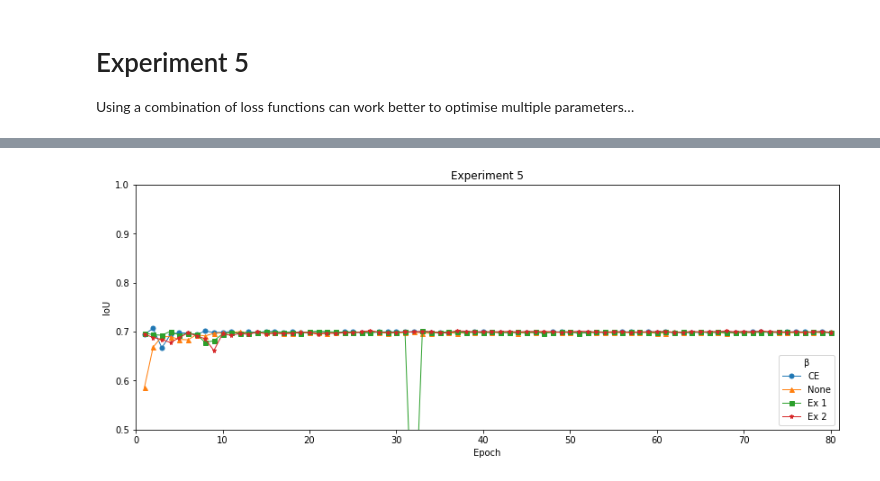
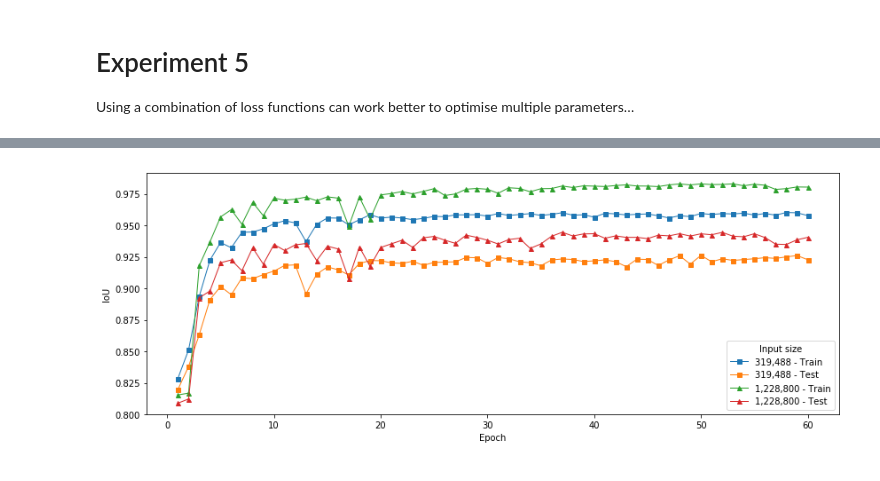
Before and after one commit to thezaza101/Meal-Compliance-Project, a Jupyter notebook: Analysis/ExprimentAnalysis.ipynb, the cells around one changed output, grey strips where cells are left out. Saved outputs shown, nothing was run; the diff lists cells and outputs as text; code cells hidden in the pictures.

```diff
--- a/Analysis/ExprimentAnalysis.ipynb
+++ b/Analysis/ExprimentAnalysis.ipynb
@@ -331,10 +310,10 @@ plt.show()
 # Experiment 5
 Using a combination of loss functions can work better to optimise multiple parameters…
 # %%
-df34CE = pd.read_csv(dataPaths['34CE'])
 df5 = pd.read_csv(dataPaths['5'])
-df5E0 = df5.loc[df5['e'] == 0]
-df5E1 = df5.loc[df5['e'] == 1]
-df5E2 = df5.loc[df5['e'] == 2]
+df5CEO = df5.loc[df5['ex'] == 'orignCE']
+df5WCEO = df5.loc[df5['ex'] == 'orignWCE']
+df5CEFS = df5.loc[df5['ex'] == 'fixedCESmall']
+df5CEFL = df5.loc[df5['ex'] == 'fixedCELarge']
 # %%
 matplotlib.rcParams['figure.figsize'] = [14, 5]
@@ -426,25 +392,24 @@ plt.show()
 # %%
 matplotlib.rcParams['figure.figsize'] = [14, 5]
-x = AddOneToListOfNumbers(list(df3B05['epoch']))
+x = AddOneToListOfNumbers(list(df5CEO['epoch']))
 
-# SSC Score Experiments 1, 2, 3
-plt.plot(x,df34CE['test'], marker='o', linewidth=1, markersize=5, label='CE')
-plt.plot(x,df5E0['test'], marker='^', linewidth=1, markersize=5, label='None')
-plt.plot(x,df5E1['test'], marker='s', linewidth=1, markersize=5, label='Ex 1')
-plt.plot(x,df5E2['test'], marker='*', linewidth=1, markersize=5, label='Ex 2')
+# SSC Score Experiments
+
+plt.plot(x,df5CEFS['train'], marker='s', linewidth=1, markersize=5, label='319,488 - Train')
+plt.plot(x,df5CEFS['test'], marker='s', linewidth=1, markersize=5, label='319,488 - Test')
+
+plt.plot(x,df5CEFL['train'], marker='^', linewidth=1, markersize=5, label='1,228,800 - Train')
+plt.plot(x,df5CEFL['test'], marker='^', linewidth=1, markersize=5, label='1,228,800 - Test')
+
 # y-axis limits
-plt.ylim([0.5,1])
-# x-axis limits
-plt.xlim([0,81])
+# plt.ylim([0.2,0.45])
 # x-axis label
 plt.xlabel('Epoch')
 # y-axis label
 plt.ylabel('IoU')
-# Chart title
-plt.title('Experiment 5')
 # show legend
-plt.legend(title="β",loc=4)
+plt.legend(title="Input size",loc=4)
 # function to show the plot
 plt.show()
 # %% [output]
-[figure, old version]
+[figure, new version]
```
Also changed, not shown: parts of 17 cells of this notebook, 8 other files.
